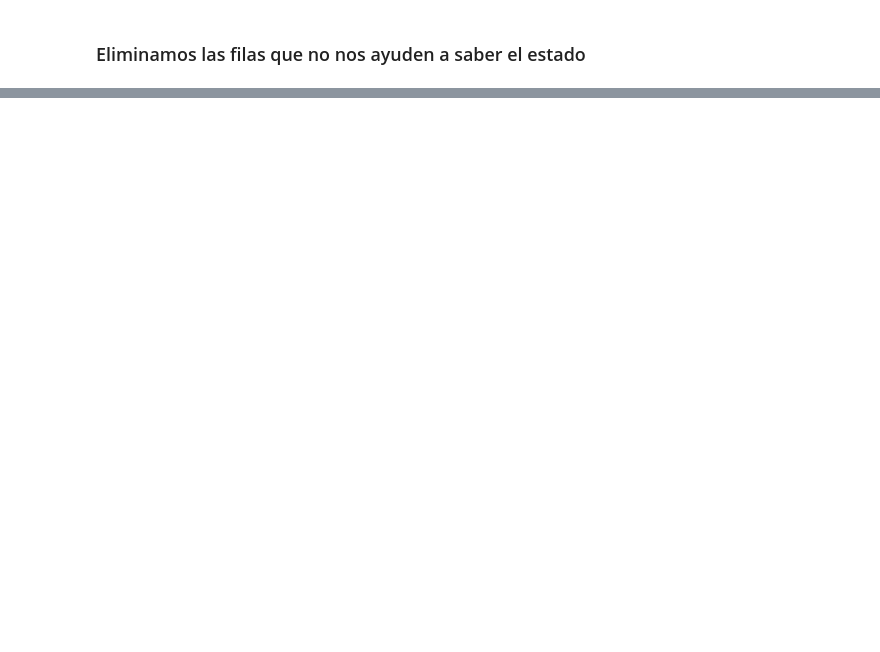
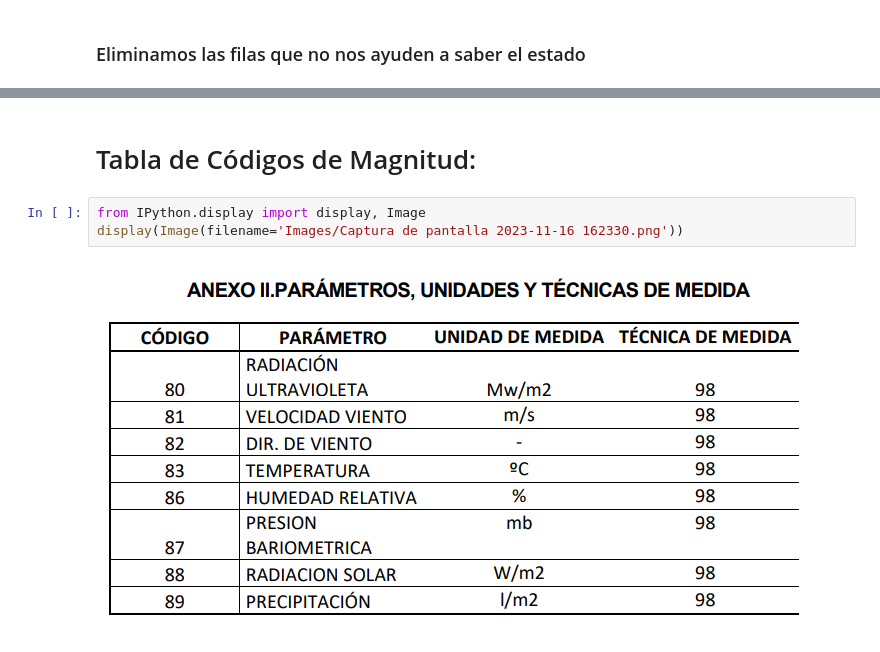
Before and after one commit to lucaramirezo/Traffic-Network-Transparency, a Jupyter notebook: Exploratory_Data_Analysis.ipynb, the cells around one changed output, grey strips where cells are left out. Drawn from its saved outputs; the diff is of its cells as text; blank space fills up the shorter version.

```diff
--- a/Exploratory_Data_Analysis.ipynb
+++ b/Exploratory_Data_Analysis.ipynb
@@ -311,0 +273,7 @@ Name: V01, dtype: int64
+# %% [markdown]
+# Tabla de Códigos de Magnitud:
+# %%
+from IPython.display import display, Image
+display(Image(filename='Images/Captura de pantalla 2023-11-16 162330.png'))
+# %% [output]
+[figure, added]
```
Also changed, not shown: parts of 15 cells of this notebook, 3 other files.
